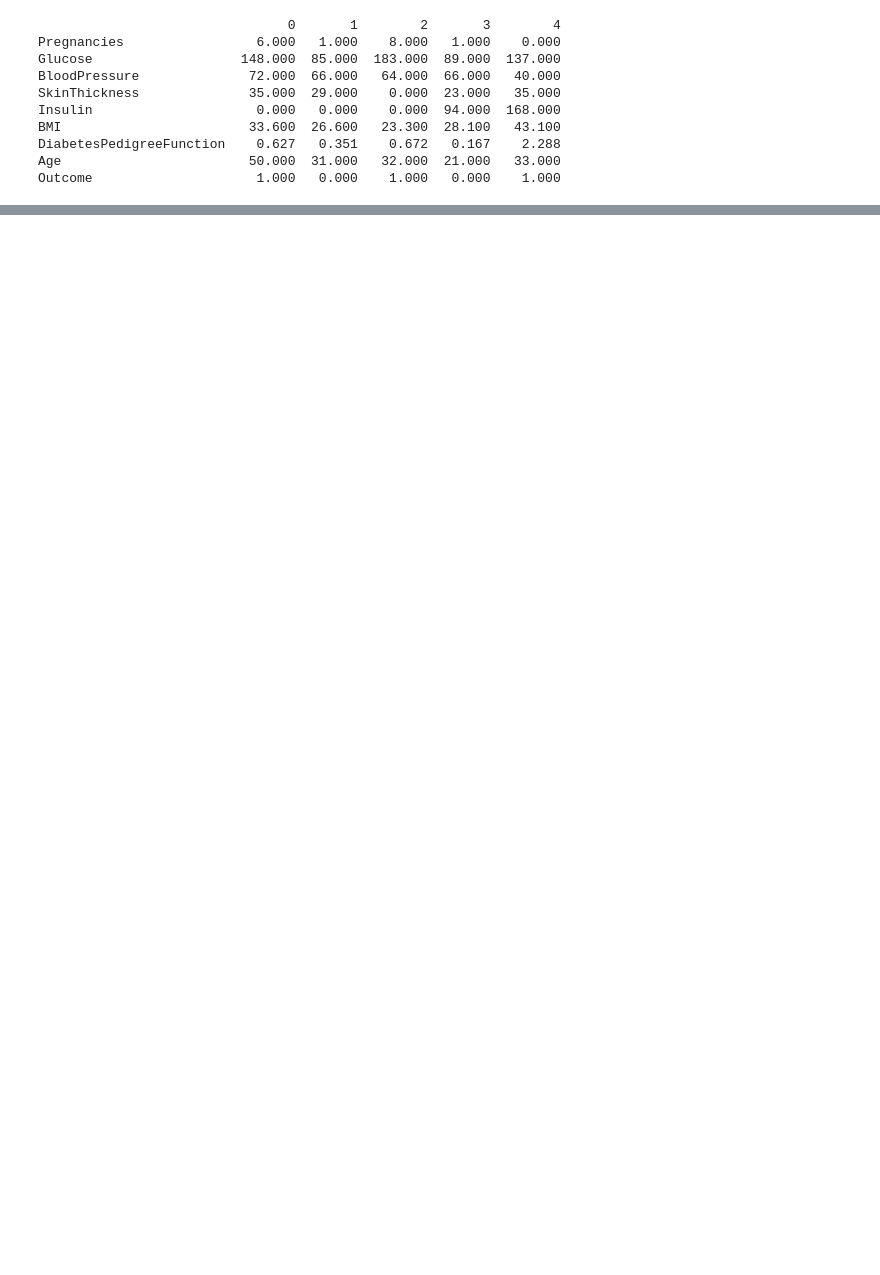
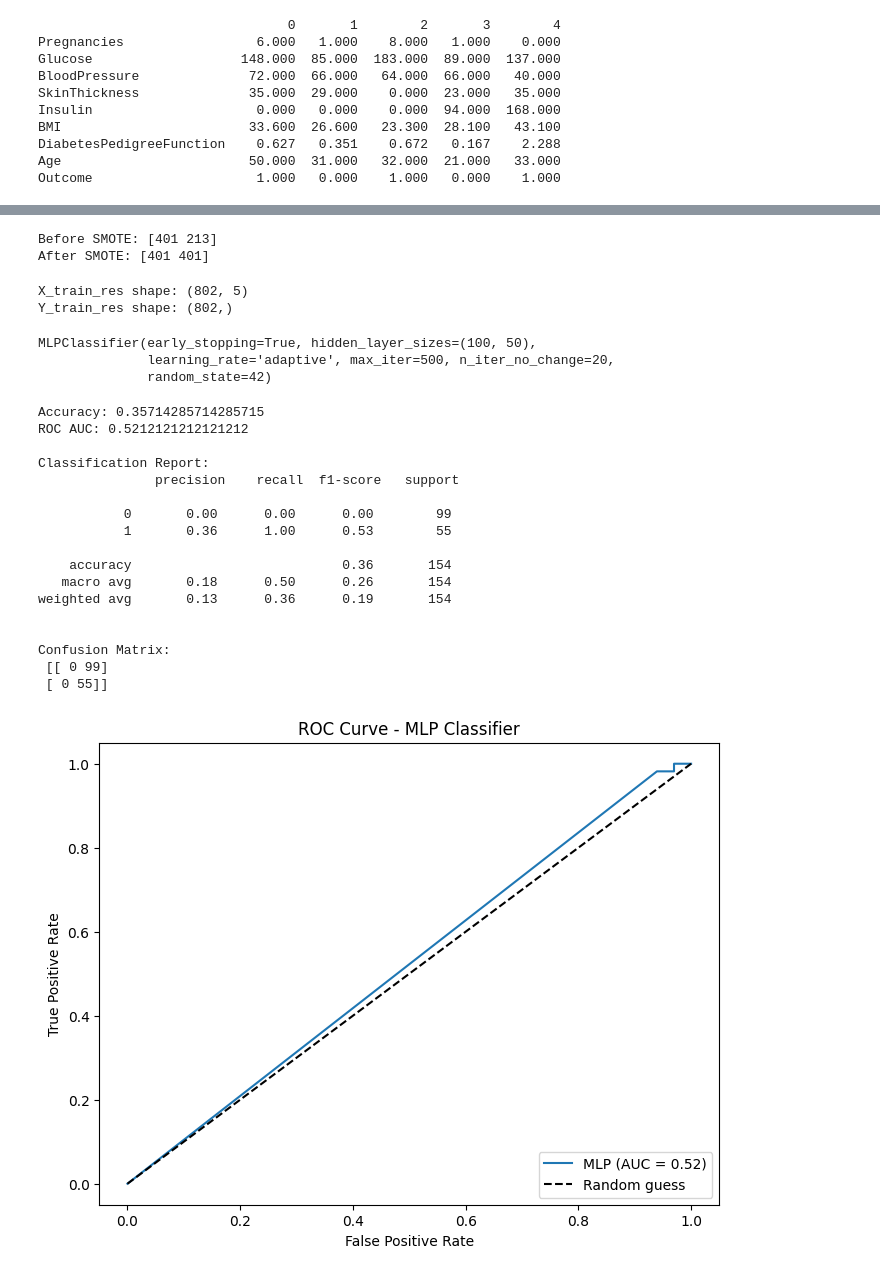
Before and after one commit to Jirtus-sanasam/MLP-Diabetes, a Jupyter notebook: Diabetes4.ipynb, the cells around one changed output, grey strips where cells are left out. Drawn from its saved outputs; the diff is of its cells as text; code cells hidden in the pictures; blank space fills up the shorter version.

```diff
--- a/Diabetes4.ipynb
+++ b/Diabetes4.ipynb
@@ -79,0 +129,79 @@ X_test_scaled = scaler.transform(X_test)
+# %%
+# Apply SMOTE only on training data
+smote = SMOTE(random_state=42)
+X_train_balanced, y_train_balanced = smote.fit_resample(X_train_scaled, Y_train)
+# %%
+print("Before SMOTE:", np.bincount(Y_train))
+print("After SMOTE:", np.bincount(y_train_balanced))
+# %% [output]
+Before SMOTE: [401 213]
+After SMOTE: [401 401]
+# %%
+# Check the shape of the balanced training data
+print("X_train_balanced shape:", X_train_balanced.shape)
+print("y_train_balanced shape:", y_train_balanced.shape)
+# %% [output]
+X_train_res shape: (802, 5)
+Y_train_res shape: (802,)
+# %%
+# 8.2 Define the MLP classifier
+mlp = MLPClassifier(
+    hidden_layer_sizes=(100, 50),   # two hidden layers: 100 and 50 neurons
+    activation='relu',
+    solver='adam',
+    alpha=0.0001,                   # L2 penalty (regularization)
+    learning_rate='adaptive',
+    learning_rate_init=0.001,
+    max_iter=500,
+    random_state=42,
+    early_stopping=True,            # stop if no improvement
+    validation_fraction=0.1,         # portion of training set for validation during early stopping
+    n_iter_no_change=20
+)
+# %%
+# 8.3 Train the model
+mlp.fit(X_train_balanced, y_train_balanced)
+# %% [output]
+MLPClassifier(early_stopping=True, hidden_layer_sizes=(100, 50),
+              learning_rate='adaptive', max_iter=500, n_iter_no_change=20,
+              random_state=42)
+# %%
+# 8.4 Predictions on test set
+y_pred = mlp.predict(X_test_selected)
+y_pred_proba = mlp.predict_proba(X_test_selected)[:, 1]
+# %%
+# 8.5 Evaluation
+print("Accuracy:", accuracy_score(Y_test, y_pred))
+print("ROC AUC:", roc_auc_score(Y_test, y_pred_proba))
+print("\nClassification Report:\n", classification_report(Y_test, y_pred))
+print("\nConfusion Matrix:\n", confusion_matrix(Y_test, y_pred))
+
+# 8.6 Plot ROC Curve
+fpr, tpr, thresholds = roc_curve(Y_test, y_pred_proba)
+plt.figure(figsize=(8, 6))
+plt.plot(fpr, tpr, label=f"MLP (AUC = {roc_auc_score(Y_test, y_pred_proba):.2f})")
+plt.plot([0, 1], [0, 1], 'k--', label="Random guess")
+plt.xlabel("False Positive Rate")
+plt.ylabel("True Positive Rate")
+plt.title("ROC Curve - MLP Classifier")
+plt.legend(loc="lower right")
+plt.show()
+# %% [output]
+Accuracy: 0.35714285714285715
+ROC AUC: 0.5212121212121212
+
+Classification Report:
+               precision    recall  f1-score   support
+
+           0       0.00      0.00      0.00        99
+           1       0.36      1.00      0.53        55
+
+    accuracy                           0.36       154
+   macro avg       0.18      0.50      0.26       154
+weighted avg       0.13      0.36      0.19       154
+
+
+Confusion Matrix:
+ [[ 0 99]
+ [ 0 55]]
+[figure, added]
```
Also changed, not shown: parts of 6 cells of this notebook.
